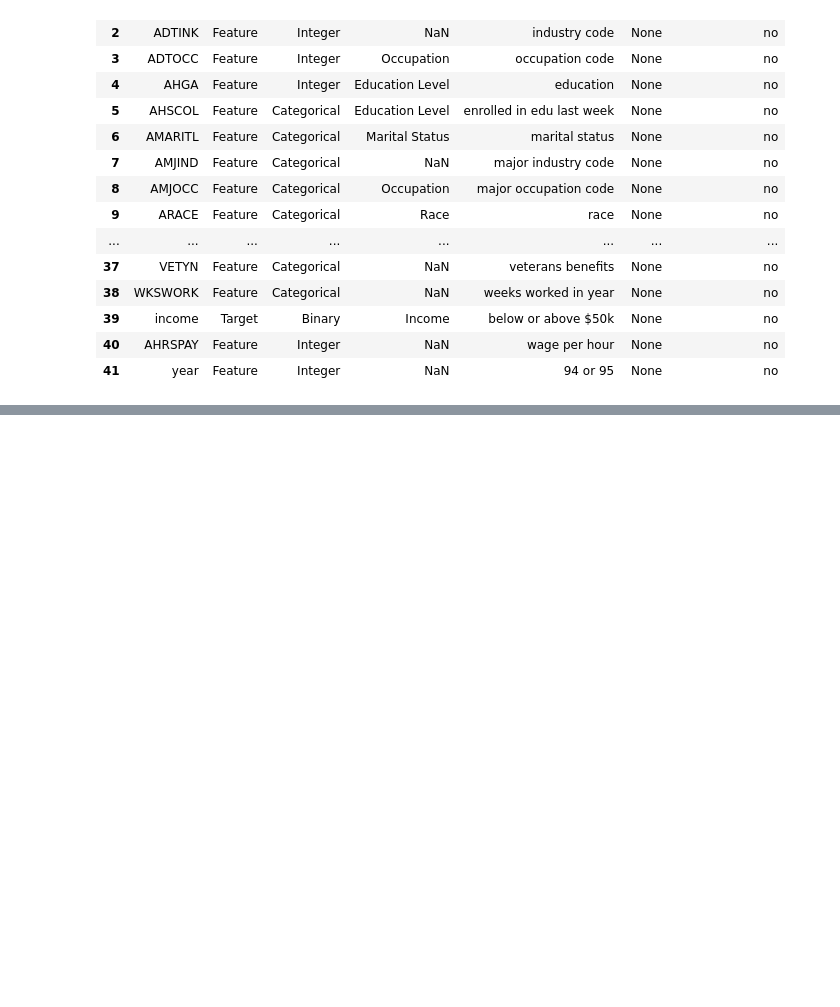
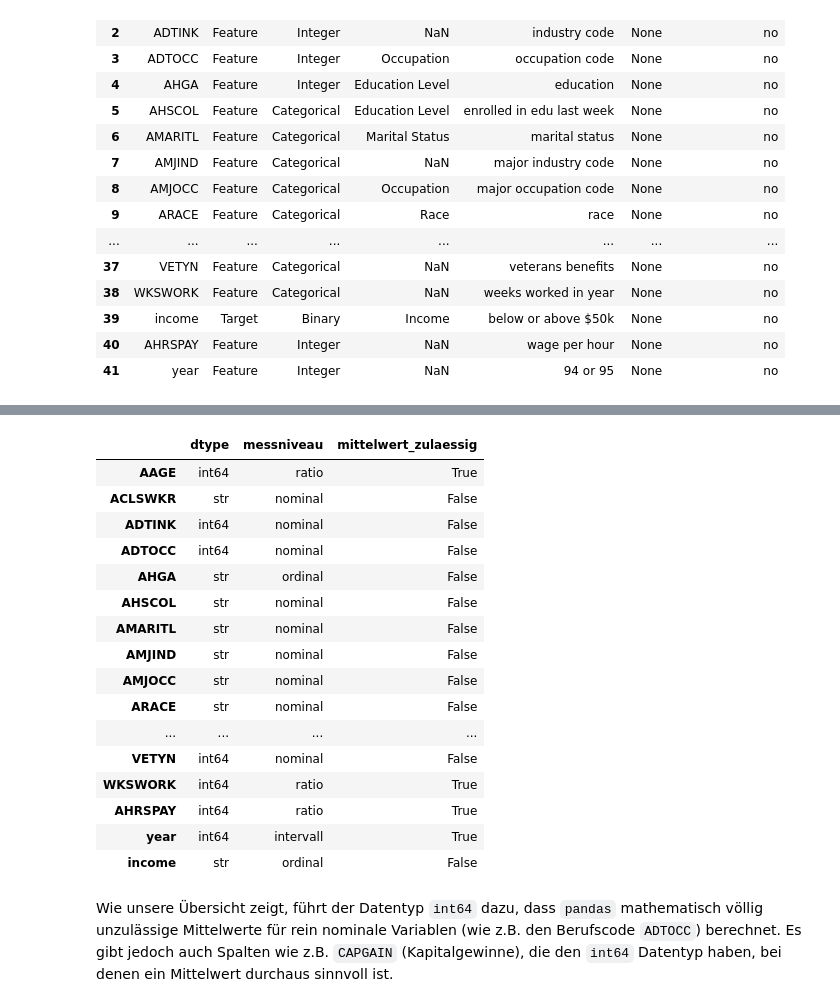
Before and after one commit to Manuel-Schmid/census-income-analysis, a Jupyter notebook: src/statistics_project/dataset_analysis_notebooks/NB01.ipynb, the cells around one changed output, grey strips where cells are left out. Drawn from its saved outputs; the diff is of its cells as text; code cells hidden in the pictures; blank space fills up the shorter version.

```diff
--- a/src/statistics_project/dataset_analysis_notebooks/NB01.ipynb
+++ b/src/statistics_project/dataset_analysis_notebooks/NB01.ipynb
@@ -98,0 +187,76 @@ Variable descriptions:
+# %%
+# Inhaltliche Zuordnung. Sie steht bewusst als Hand-Mapping da, weil sie sich
+# nicht aus dem dtype ableiten laesst.
+MESSNIVEAU = {
+    "AAGE": "ratio",          # 0 Jahre ist ein echter Nullpunkt
+    "ACLSWKR": "nominal",     # Arbeiterklasse (z.B. Private, Federal Gov)
+    "ADTINK": "nominal",      # Industrie-Code, int64 aber reiner Code ohne Rang
+    "ADTOCC": "nominal",      # Berufs-Code, int64 aber reiner Code ohne Rang
+    "AHGA": "ordinal",        # Bildungsabschluss (hat eine logische Rangfolge)
+    "AHSCOL": "nominal",      # Einschreibung Schule/Uni
+    "AMARITL": "nominal",     # Familienstand
+    "AMJIND": "nominal",      # Hauptbranche
+    "AMJOCC": "nominal",      # Hauptberufsgruppe
+    "ARACE": "nominal",       # Ethnie/Rasse
+    "AREORGN": "nominal",     # Hispanische Herkunft
+    "ASEX": "nominal",        # Geschlecht
+    "AUNMEM": "nominal",      # Gewerkschaftsmitgliedschaft
+    "AUNTYPE": "nominal",     # Grund für Arbeitslosigkeit
+    "AWKSTAT": "nominal",     # Vollzeit-/Teilzeit-Status
+    "CAPGAIN": "ratio",       # Kapitalgewinne (0 $ ist ein echter Nullpunkt)
+    "GAPLOSS": "ratio",       # Kapitalverluste (0 $ ist ein echter Nullpunkt)
+    "DIVVAL": "ratio",        # Dividenden aus Aktien (0 $ ist ein echter Nullpunkt)
+    "FILESTAT": "nominal",    # Steuerstatus
+    "GRINREG": "nominal",     # Region des vorherigen Wohnsitzes
+    "GRINST": "nominal",      # Bundesstaat des vorherigen Wohnsitzes
+    "HHDFMX": "nominal",      # Detaillierte Haushaltsstruktur
+    "HHDREL": "nominal",      # Beziehung im Haushalt
+    "MARSUPWRT": "ratio",     # Gewichtung / Instance Weight
+    "MIGMTR1": "nominal",     # Migrationscode (MSA)
+    "MIGMTR3": "nominal",     # Migrationscode (Region)
+    "MIGMTR4": "nominal",     # Migrationscode (innerhalb Region)
+    "MIGSAME": "nominal",     # Gleiches Haus wie vor 1 Jahr (Ja/Nein-Code)
+    "MIGSUN": "nominal",      # Migration (Sunbelt)
+    "NOEMP": "ratio",         # Anzahl der Beschäftigten beim Arbeitgeber
+    "PARENT": "nominal",      # Elternpräsenz im Haushalt
+    "PEFNTVTY": "nominal",    # Geburtsland Vater
+    "PEMNTVTY": "nominal",    # Geburtsland Mutter
+    "PENATVTY": "nominal",    # Geburtsland Selbst
+    "PRCITSHP": "nominal",    # Staatsbürgerschaft
+    "SEOTR": "nominal",       # Selbstständigkeit (Code)
+    "VETQVA": "nominal",      # Fragebogen für Veteranen
+    "VETYN": "nominal",       # Veteranenstatus (Ja/Nein)
+    "WKSWORK": "ratio",       # Gearbeitete Wochen im Jahr (0 ist echter Nullpunkt)
+    "AHRSPAY": "ratio",       # Stundenlohn (0 $ ist echter Nullpunkt)
+    "year": "intervall",      # Jahreszahlen haben keinen natürlichen Nullpunkt
+    "income": "ordinal",      # Einkommensklasse (z.B. <50k, >=50k), hat Rangfolge
+}
+
+zuordnung = pd.DataFrame(
+    {
+        "dtype": census.dtypes.astype(str),
+        "messniveau": pd.Series(MESSNIVEAU),
+    }
+)
+zuordnung["mittelwert_zulaessig"] = zuordnung["messniveau"].isin(["intervall", "ratio"])
+zuordnung
+# %% [output]
+|  | dtype | messniveau | mittelwert_zulaessig |
+| AAGE | int64 | ratio | True |
+| ACLSWKR | str | nominal | False |
+| ADTINK | int64 | nominal | False |
+| ADTOCC | int64 | nominal | False |
+| AHGA | str | ordinal | False |
+| AHSCOL | str | nominal | False |
+| AMARITL | str | nominal | False |
+| AMJIND | str | nominal | False |
+| AMJOCC | str | nominal | False |
+| ARACE | str | nominal | False |
+| ... | ... | ... | ... |
+| VETYN | int64 | nominal | False |
+| WKSWORK | int64 | ratio | True |
+| AHRSPAY | int64 | ratio | True |
+| year | int64 | intervall | True |
+| income | str | ordinal | False |
+# %% [markdown]
+Wie unsere Übersicht zeigt, führt der Datentyp `int64` dazu, dass `pandas` mathematisch völlig unzulässige Mittelwerte für rein nominale Variablen (wie z.B. den Berufscode `ADTOCC`) berechnet. Es gibt jedoch auch Spalten wie z.B. `CAPGAIN` (Kapitalgewinne), die den `int64` Datentyp haben, bei denen ein Mittelwert durchaus sinnvoll ist.
```
Also changed, not shown: parts of 6 cells of this notebook.
